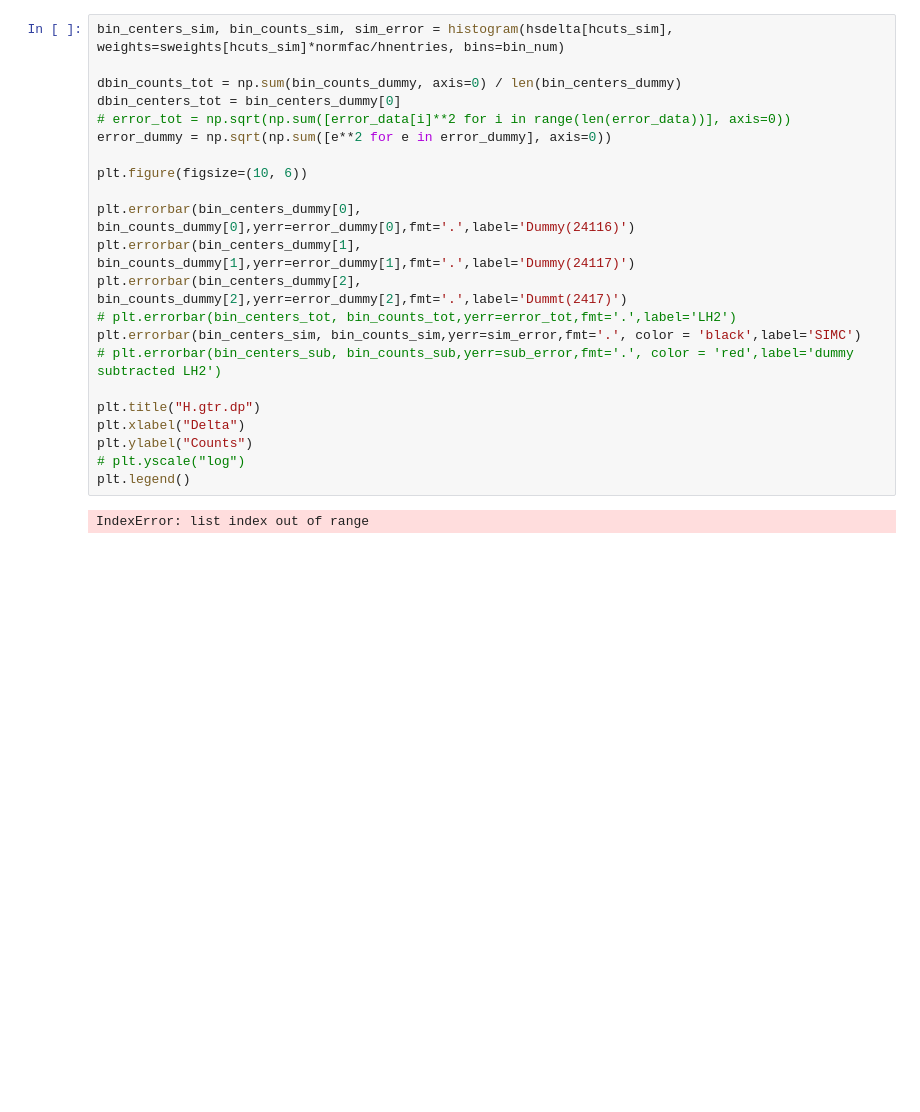
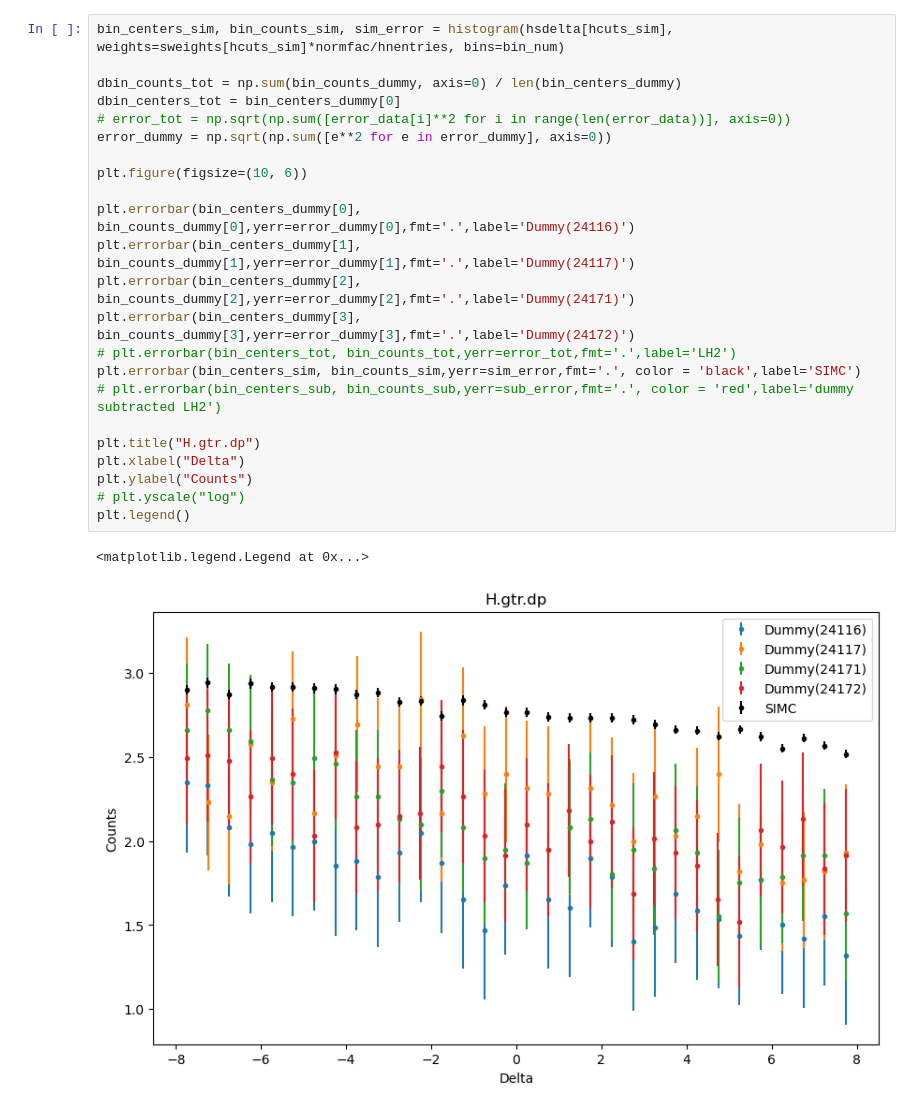
Before and after one commit to jgilguti/r-sidis, a Jupyter notebook: SIDIS_LH2_combined.ipynb, the cells around one changed output. Drawn from its saved outputs; the diff is of its cells as text; blank space fills up the shorter version.

```diff
--- a/SIDIS_LH2_combined.ipynb
+++ b/SIDIS_LH2_combined.ipynb
@@ -246,24 +262,26 @@ for i, file_path in enumerate(dummypath):
 # %%
 bin_centers_sim, bin_counts_sim, sim_error = histogram(hsdelta[hcuts_sim], weights=sweights[hcuts_sim]*normfac/hnentries, bins=bin_num)
 
 dbin_counts_tot = np.sum(bin_counts_dummy, axis=0) / len(bin_centers_dummy)
 dbin_centers_tot = bin_centers_dummy[0]
 # error_tot = np.sqrt(np.sum([error_data[i]**2 for i in range(len(error_data))], axis=0))
 error_dummy = np.sqrt(np.sum([e**2 for e in error_dummy], axis=0))
 
 plt.figure(figsize=(10, 6))
 
 plt.errorbar(bin_centers_dummy[0], bin_counts_dummy[0],yerr=error_dummy[0],fmt='.',label='Dummy(24116)')
 plt.errorbar(bin_centers_dummy[1], bin_counts_dummy[1],yerr=error_dummy[1],fmt='.',label='Dummy(24117)')
-plt.errorbar(bin_centers_dummy[2], bin_counts_dummy[2],yerr=error_dummy[2],fmt='.',label='Dummt(2417)')
+plt.errorbar(bin_centers_dummy[2], bin_counts_dummy[2],yerr=error_dummy[2],fmt='.',label='Dummy(24171)')
+plt.errorbar(bin_centers_dummy[3], bin_counts_dummy[3],yerr=error_dummy[3],fmt='.',label='Dummy(24172)')
 # plt.errorbar(bin_centers_tot, bin_counts_tot,yerr=error_tot,fmt='.',label='LH2')
 plt.errorbar(bin_centers_sim, bin_counts_sim,yerr=sim_error,fmt='.', color = 'black',label='SIMC')
 # plt.errorbar(bin_centers_sub, bin_counts_sub,yerr=sub_error,fmt='.', color = 'red',label='dummy subtracted LH2')
 
 plt.title("H.gtr.dp")
 plt.xlabel("Delta")
 plt.ylabel("Counts")
 # plt.yscale("log")
 plt.legend()
 # %% [output]
-IndexError: list index out of range
+<matplotlib.legend.Legend at 0x...>
+[figure, added]
```
Also changed, not shown: parts of 3 cells of this notebook, 14 other files.
